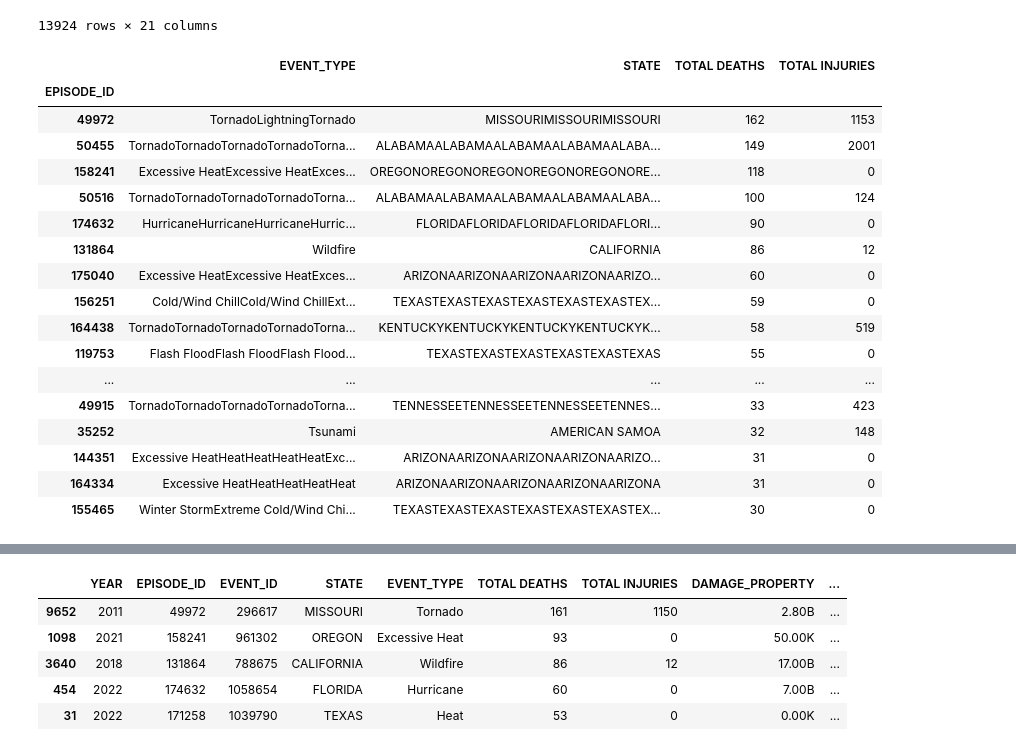
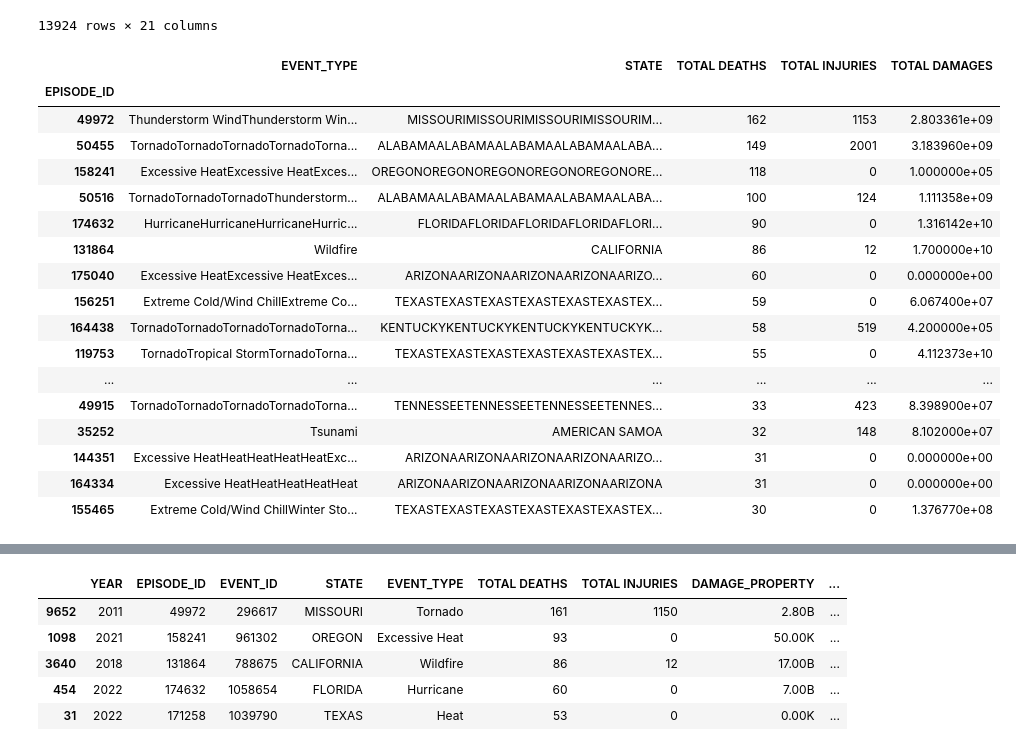
Before and after one commit to elizabethmorgan26/team1, a Jupyter notebook: mergestorm.ipynb, the cells around one changed output, grey strips where cells are left out. Saved outputs shown, nothing was run; the diff lists cells and outputs as text; code cells hidden in the pictures.

```diff
--- a/mergestorm.ipynb
+++ b/mergestorm.ipynb
@@ -94,7 +120,7 @@ Name: count, Length: 1784, dtype: int64
 # Add new columns that combine direct and indirect deaths; direct and indirect injuries; and property damage and crop damage
 clean_mergestorm_df.loc[:,"TOTAL DEATHS"] = clean_mergestorm_df["DEATHS_DIRECT"] + clean_mergestorm_df["DEATHS_INDIRECT"]
 clean_mergestorm_df.loc[:,"TOTAL INJURIES"] = clean_mergestorm_df["INJURIES_DIRECT"] + clean_mergestorm_df["INJURIES_INDIRECT"]
-# clean_mergestorm_df["TOTAL DAMAGES"] = clean_mergestorm_df["DAMAGE_PROPERTY"] + clean_mergestorm_df["DAMAGE_CROPS"]
+clean_mergestorm_df["TOTAL DAMAGES"] = clean_mergestorm_df["DAMAGE_PROPERTY"] + clean_mergestorm_df["DAMAGE_CROPS"]
 
 clean_mergestorm_df.tail()
 # %% [output]
@@ -164,11 +185,12 @@ TOTAL INJURIES    48392
 dtype: int64
 # %%
 # Narrow down events that have had at least one death and/or at least one injury
-narrow_df = drop_merged_df.loc[(drop_merged_df["TOTAL DEATHS"] > 0) | (drop_merged_df["TOTAL INJURIES"] > 0)]
+narrow_df = drop_merged_df.loc[(drop_merged_df["TOTAL DEATHS"] > 0) | (drop_merged_df["TOTAL INJURIES"] > 0)
+| (drop_merged_df["TOTAL DAMAGES"] > 0),]
 
 # reset the index
 narrow_df.reset_index(drop=True, inplace=True)
 
 # Display sample data
-narrow_df.info()
+narrow_df.head()
 # %% [output]
@@ -201,6 +231,6 @@ narrow_df.info()
 # %%
 reordernarrow_df = narrow_df[["YEAR","EPISODE_ID", "EVENT_ID", "STATE", "EVENT_TYPE",
-                              "TOTAL DEATHS", "TOTAL INJURIES",
+                              "TOTAL DEATHS", "TOTAL INJURIES", "TOTAL DAMAGES",
                               "DAMAGE_PROPERTY","DAMAGE_CROPS", "SOURCE", "MAGNITUDE", "MAGNITUDE_TYPE", "TOR_F_SCALE", "TOR_LENGTH", "TOR_WIDTH", "TOR_OTHER_CZ_STATE", "BEGIN_LOCATION", "BEGIN_LAT", "BEGIN_LON", "END_LAT", "END_LON"]]
 reordernarrow_df.info()
 # %% [output]
@@ -239,24 +290,24 @@ sorted_df
 | 13918 | 2008 | 19052 | 112194 | MICHIGAN | Thunderstorm Wind | 0 | 1 | nan | ... |
 13924 rows × 21 columns
 # %%
-test = reordernarrow_df[["EPISODE_ID","EVENT_TYPE","STATE","TOTAL DEATHS", "TOTAL INJURIES"]].groupby("EPISODE_ID").sum()
+test = reordernarrow_df[["EPISODE_ID","EVENT_TYPE","STATE","TOTAL DEATHS", "TOTAL INJURIES", "TOTAL DAMAGES"]].groupby("EPISODE_ID").sum()
 test.sort_values(["TOTAL DEATHS","TOTAL INJURIES"], ascending=False).head(30)
 # %% [output]
-|  | EVENT_TYPE | STATE | TOTAL DEATHS | TOTAL INJURIES |
-| EPISODE_ID |  |  |  |  |
-| 49972 | TornadoLightningTornado | MISSOURIMISSOURIMISSOURI | 162 | 1153 |
-| 50455 | TornadoTornadoTornadoTornadoTorna... | ALABAMAALABAMAALABAMAALABAMAALABA... | 149 | 2001 |
-| 158241 | Excessive HeatExcessive HeatExces... | OREGONOREGONOREGONOREGONOREGONORE... | 118 | 0 |
-| 50516 | TornadoTornadoTornadoTornadoTorna... | ALABAMAALABAMAALABAMAALABAMAALABA... | 100 | 124 |
-| 174632 | HurricaneHurricaneHurricaneHurric... | FLORIDAFLORIDAFLORIDAFLORIDAFLORI... | 90 | 0 |
-| 131864 | Wildfire | CALIFORNIA | 86 | 12 |
-| 175040 | Excessive HeatExcessive HeatExces... | ARIZONAARIZONAARIZONAARIZONAARIZO... | 60 | 0 |
-| 156251 | Cold/Wind ChillCold/Wind ChillExt... | TEXASTEXASTEXASTEXASTEXASTEXASTEX... | 59 | 0 |
-| 164438 | TornadoTornadoTornadoTornadoTorna... | KENTUCKYKENTUCKYKENTUCKYKENTUCKYK... | 58 | 519 |
-| 119753 | Flash FloodFlash FloodFlash Flood... | TEXASTEXASTEXASTEXASTEXASTEXAS | 55 | 0 |
-| ... | ... | ... | ... | ... |
-| 49915 | TornadoTornadoTornadoTornadoTorna... | TENNESSEETENNESSEETENNESSEETENNES... | 33 | 423 |
-| 35252 | Tsunami | AMERICAN SAMOA | 32 | 148 |
-| 144351 | Excessive HeatHeatHeatHeatHeatExc... | ARIZONAARIZONAARIZONAARIZONAARIZO... | 31 | 0 |
-| 164334 | Excessive HeatHeatHeatHeatHeat | ARIZONAARIZONAARIZONAARIZONAARIZONA | 31 | 0 |
-| 155465 | Winter StormExtreme Cold/Wind Chi... | TEXASTEXASTEXASTEXASTEXASTEXASTEX... | 30 | 0 |
+|  | EVENT_TYPE | STATE | TOTAL DEATHS | TOTAL INJURIES | TOTAL DAMAGES |
+| EPISODE_ID |  |  |  |  |  |
+| 49972 | Thunderstorm WindThunderstorm Win... | MISSOURIMISSOURIMISSOURIMISSOURIM... | 162 | 1153 | 2.803361e+09 |
+| 50455 | TornadoTornadoTornadoTornadoTorna... | ALABAMAALABAMAALABAMAALABAMAALABA... | 149 | 2001 | 3.183960e+09 |
+| 158241 | Excessive HeatExcessive HeatExces... | OREGONOREGONOREGONOREGONOREGONORE... | 118 | 0 | 1.000000e+05 |
+| 50516 | TornadoTornadoTornadoThunderstorm... | ALABAMAALABAMAALABAMAALABAMAALABA... | 100 | 124 | 1.111358e+09 |
+| 174632 | HurricaneHurricaneHurricaneHurric... | FLORIDAFLORIDAFLORIDAFLORIDAFLORI... | 90 | 0 | 1.316142e+10 |
+| 131864 | Wildfire | CALIFORNIA | 86 | 12 | 1.700000e+10 |
+| 175040 | Excessive HeatExcessive HeatExces... | ARIZONAARIZONAARIZONAARIZONAARIZO... | 60 | 0 | 0.000000e+00 |
+| 156251 | Extreme Cold/Wind ChillExtreme Co... | TEXASTEXASTEXASTEXASTEXASTEXASTEX... | 59 | 0 | 6.067400e+07 |
+| 164438 | TornadoTornadoTornadoTornadoTorna... | KENTUCKYKENTUCKYKENTUCKYKENTUCKYK... | 58 | 519 | 4.200000e+05 |
+| 119753 | TornadoTropical StormTornadoTorna... | TEXASTEXASTEXASTEXASTEXASTEXASTEX... | 55 | 0 | 4.112373e+10 |
+| ... | ... | ... | ... | ... | ... |
+| 49915 | TornadoTornadoTornadoTornadoTorna... | TENNESSEETENNESSEETENNESSEETENNES... | 33 | 423 | 8.398900e+07 |
+| 35252 | Tsunami | AMERICAN SAMOA | 32 | 148 | 8.102000e+07 |
+| 144351 | Excessive HeatHeatHeatHeatHeatExc... | ARIZONAARIZONAARIZONAARIZONAARIZO... | 31 | 0 | 0.000000e+00 |
+| 164334 | Excessive HeatHeatHeatHeatHeat | ARIZONAARIZONAARIZONAARIZONAARIZONA | 31 | 0 | 0.000000e+00 |
+| 155465 | Extreme Cold/Wind ChillWinter Sto... | TEXASTEXASTEXASTEXASTEXASTEXASTEX... | 30 | 0 | 1.376770e+08 |
```
Also changed, not shown: parts of 21 cells of this notebook, 2 other files.
